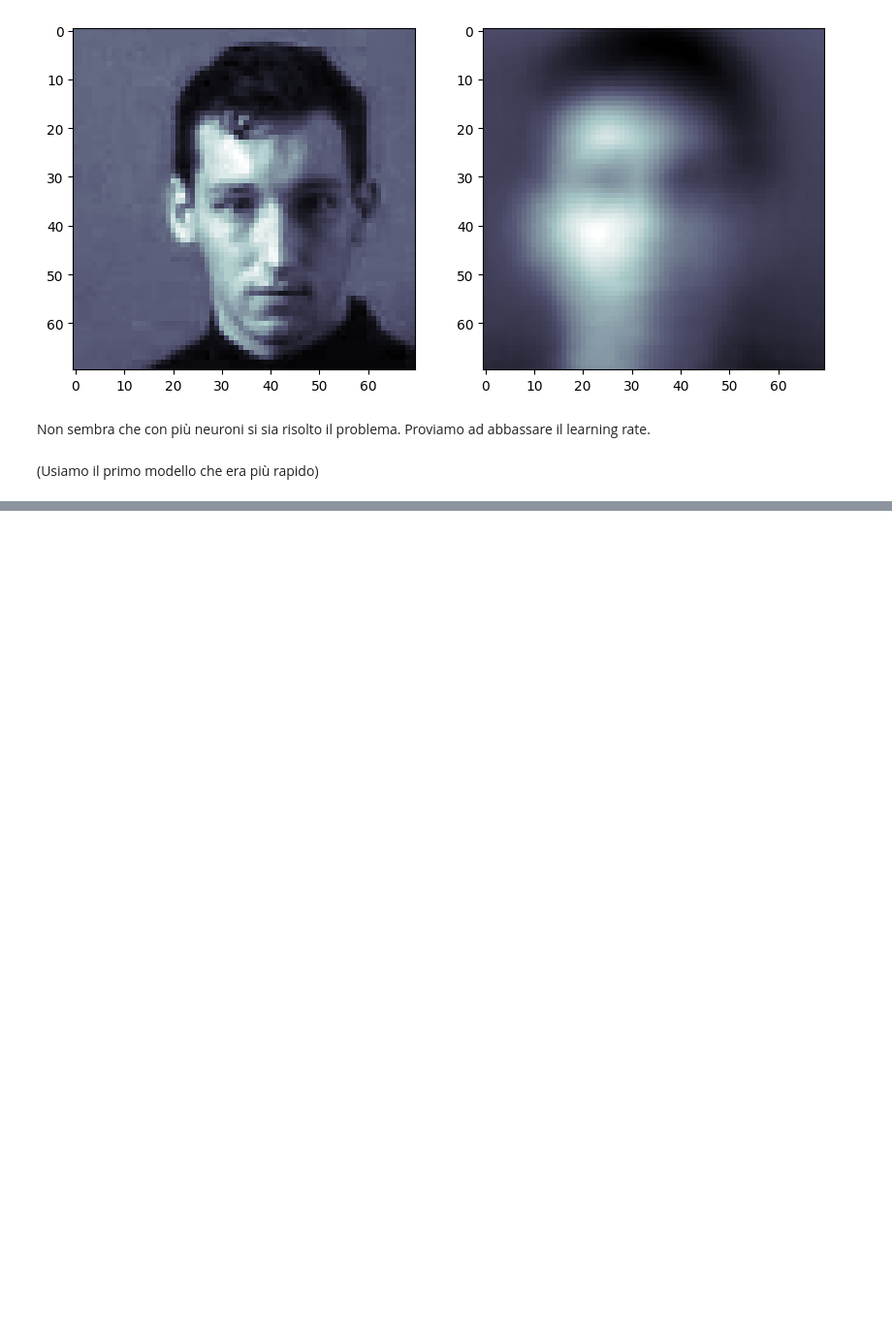
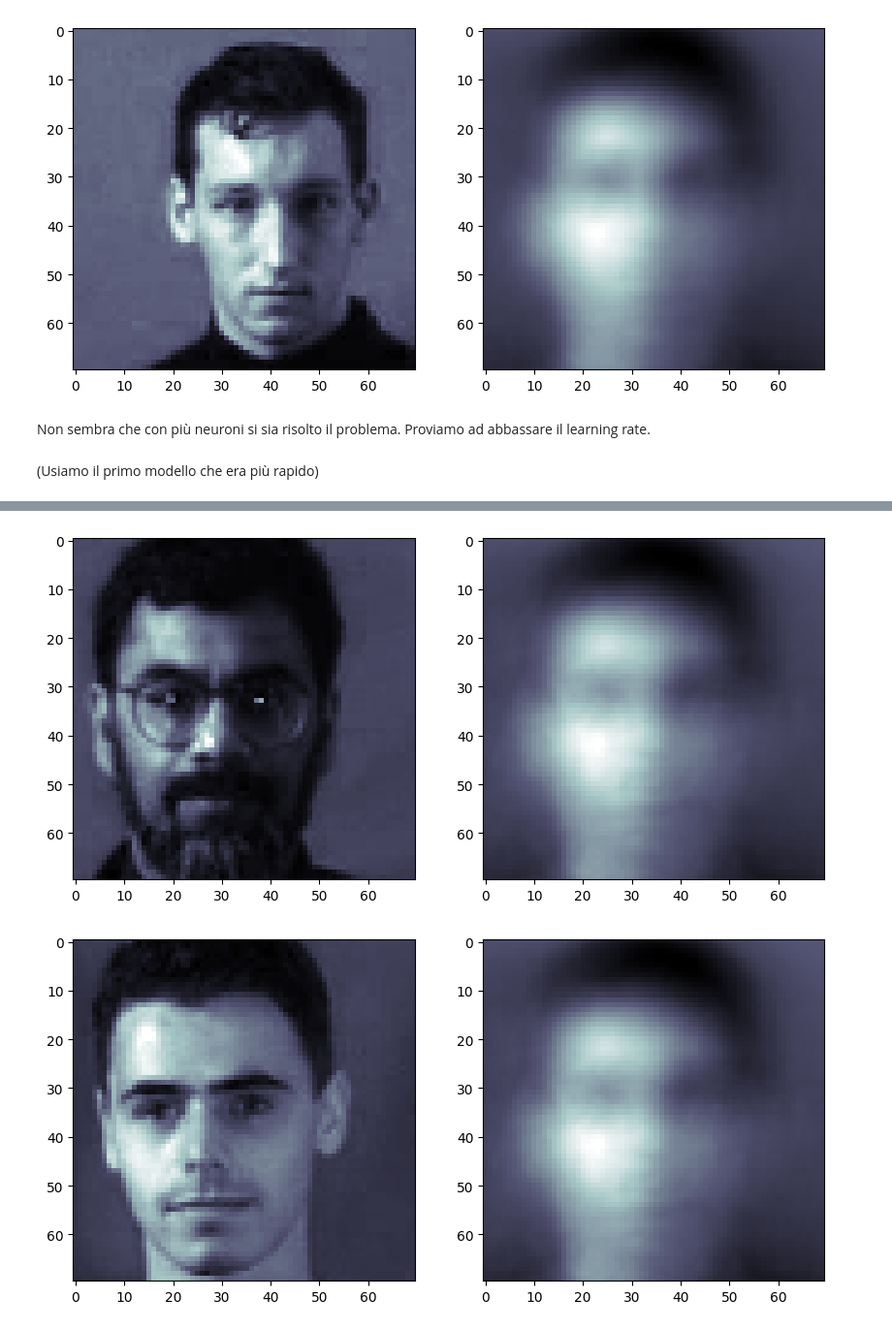
Before and after one commit to laurabersani/MLPNS_LBersani, a Jupyter notebook: Convlutional_faces.ipynb, the cells around one changed output, grey strips where cells are left out. Shown at 97% size. Saved outputs shown, nothing was run; the diff lists cells and outputs as text; code cells hidden in the pictures; blank space fills up the shorter version.

```diff
--- a/Convlutional_faces.ipynb
+++ b/Convlutional_faces.ipynb
@@ -287,0 +301,2 @@ WARNING:tensorflow:Early stopping conditioned on metric `val_mae` which is not a
+# %%
+outim_opflat=model.predict(Xtest)
@@ -287,0 +305,13 @@ WARNING:tensorflow:Early stopping conditioned on metric `val_mae` which is not a
+# %%
+outimop=outim_opflat.reshape(outim_opflat.shape[0],70, 70)
+# %%
+for i in [0, 5, 10, 15,20]:
+
+  fig=pl.figure(figsize=(10,5))
+  ax1=fig.add_subplot(121)
+  ax1.imshow(Xtest[i, :,:], cmap='bone')
+  ax2=fig.add_subplot(122)
+  ax2.imshow(outimop[i,:,:], cmap='bone')
+# %% [output]
+[figure, added]
+[figure, added]
```
Also changed, not shown: parts of 20 cells of this notebook.
